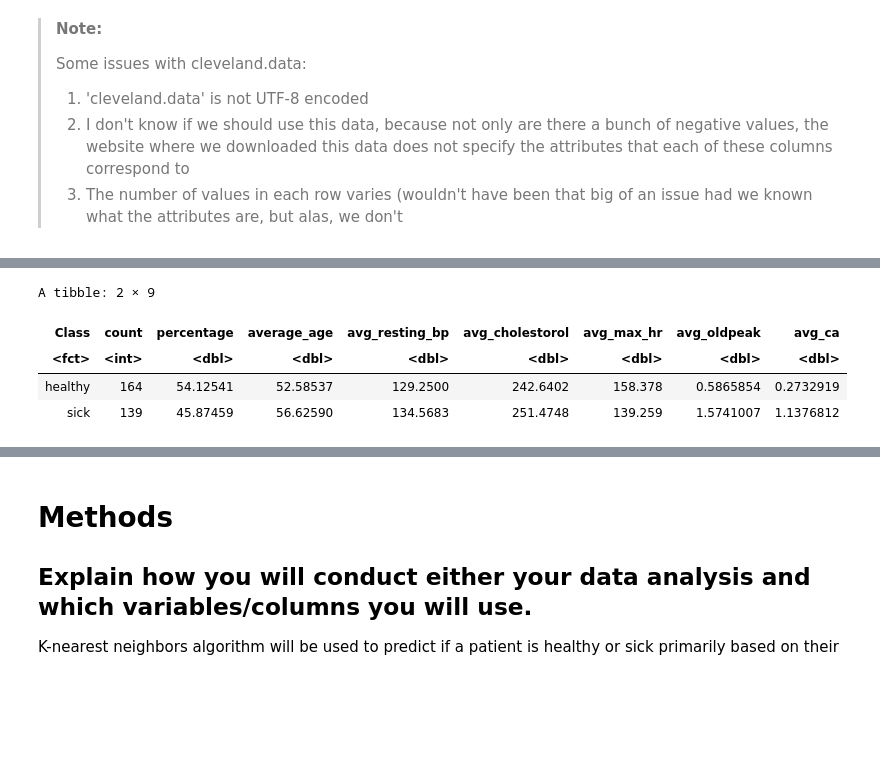
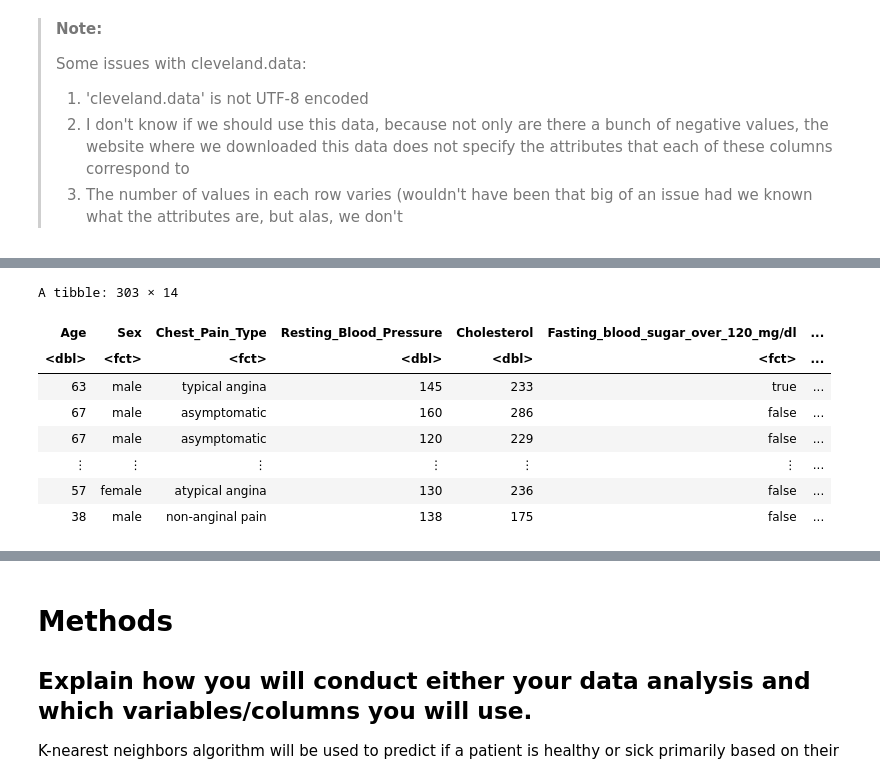
Before and after one commit to riacsik/heart-disease, a Jupyter notebook: group_project_proposal.ipynb, the cells around one changed output, grey strips where cells are left out. Drawn from its saved outputs; the diff is of its cells as text; code cells hidden in the pictures; blank space fills up the shorter version.

```diff
--- a/group_project_proposal.ipynb
+++ b/group_project_proposal.ipynb
@@ -171,38 +133,17 @@ A tibble: 2 × 1
-# %%
-# we now try to create
-# a table that reports
-# the number of healthy and sick observations,
-# the percentage of healthy and sick observations,
-# the average ages of healthy and sick observations,
-# the average resting blood pressures of healthy and sick observations,
-# the average cholesterol of healthy and sick observations,
-# average max heart rate of healthy and sick observations,
-# average ST depression induced by exercise relative to rest for healthy and sick observations,
-# average number of vessels colored by flourosopy for healthy and sick observations,
-# and the number of rows with missing values for healthy and sick observations
-# for each class in our dataset
-num_obs <- nrow(cleveland_dataset_web)
-
-cleveland_dataset_web <- cleveland_dataset_web
 # %%
-# this code will generate a table that reports all of the aforementioned summary statistics save for the number of rows with missing values
-cleveland_dataset_web |>
-      group_by(Class) |>
-      summarize(
-         count = n(),
-         percentage = count / num_obs * 100,
-         average_age = mean(Age, na.rm = TRUE),
-         avg_resting_bp = mean(Resting_Blood_Pressure, na.rm = TRUE),
-         avg_cholestorol = mean(Cholesterol, na.rm = TRUE),
-         avg_max_hr = mean(Max_heart_rate, na.rm = TRUE),
-         avg_oldpeak = mean(ST_depression_induced_by_exercise_relative_to_rest, na.rm = TRUE),
-         avg_ca = mean(Number_of_major_vessels_colored_by_flourosopy, na.rm = TRUE)
-         )
+cleveland_dataset_web <- cleveland_dataset_web |>
+      rename(Age = age, Sex = sex, "Chest_Pain_Type" = cp, "Resting_Blood_Pressure" = trestbps, Cholesterol = chol, "Fasting_blood_sugar_over_120_mg/dl" = fbs,
+      "Resting_ecg_results" = restecg, "Max_heart_rate" = thalach, "Exercise_induced_angina" = exang, "ST_depression_induced_by_exercise_relative_to_rest" = oldpeak,
+      "slope_of_the_peak_exercise_ST_segment" = slope, "Number_of_major_vessels_colored_by_flourosopy" = ca, "Thalassemia" = thal, Class = num)
 
-# cleveland_dataset_web |> ungroup()
+cleveland_dataset_web
 # %% [output]
-A tibble: 2 × 9
+A tibble: 303 × 14
-| Class | count | percentage | average_age | avg_resting_bp | avg_cholestorol | avg_max_hr | avg_oldpeak | avg_ca |
-| <fct> | <int> | <dbl> | <dbl> | <dbl> | <dbl> | <dbl> | <dbl> | <dbl> |
-| healthy | 164 | 54.12541 | 52.58537 | 129.2500 | 242.6402 | 158.378 | 0.5865854 | 0.2732919 |
-| sick | 139 | 45.87459 | 56.62590 | 134.5683 | 251.4748 | 139.259 | 1.5741007 | 1.1376812 |
+| Age | Sex | Chest_Pain_Type | Resting_Blood_Pressure | Cholesterol | Fasting_blood_sugar_over_120_mg/dl | ... |
+| <dbl> | <fct> | <fct> | <dbl> | <dbl> | <fct> | ... |
+| 63 | male | typical angina | 145 | 233 | true | ... |
+| 67 | male | asymptomatic | 160 | 286 | false | ... |
+| 67 | male | asymptomatic | 120 | 229 | false | ... |
+| ⋮ | ⋮ | ⋮ | ⋮ | ⋮ | ⋮ | ... |
+| 57 | female | atypical angina | 130 | 236 | false | ... |
+| 38 | male | non-anginal pain | 138 | 175 | false | ... |
```
Also changed, not shown: parts of 11 cells of this notebook.
